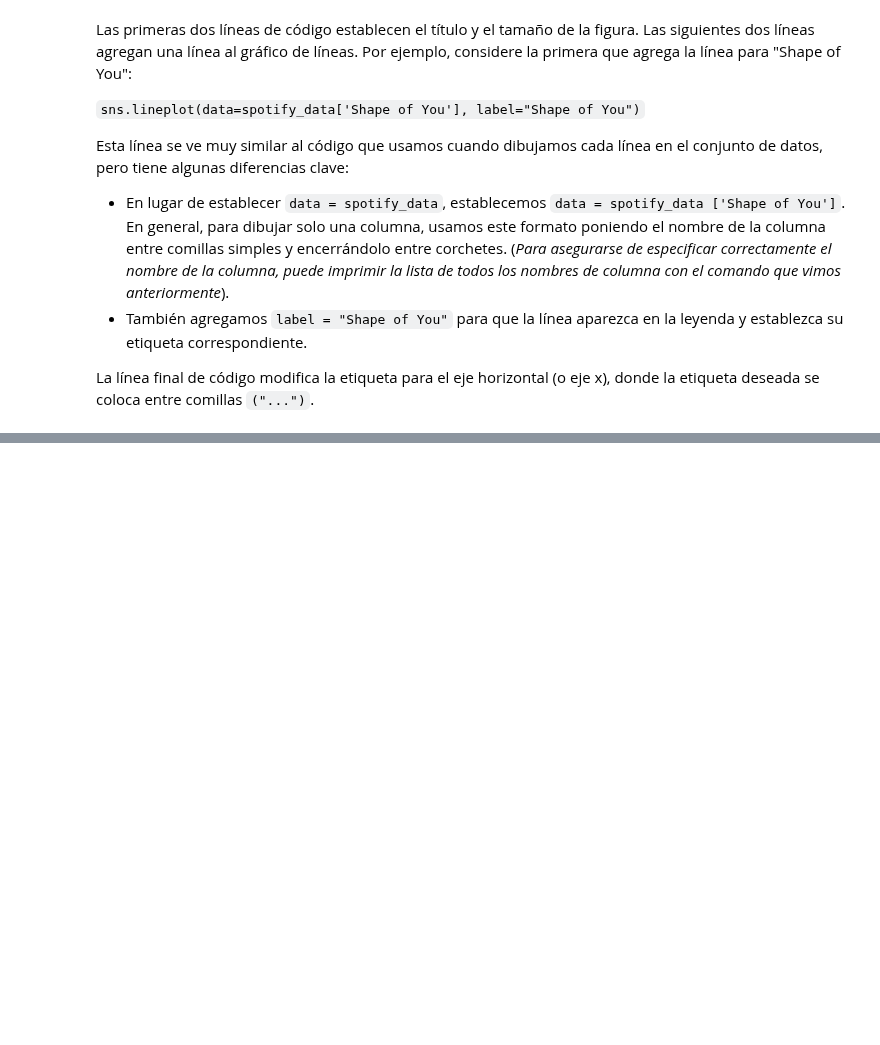
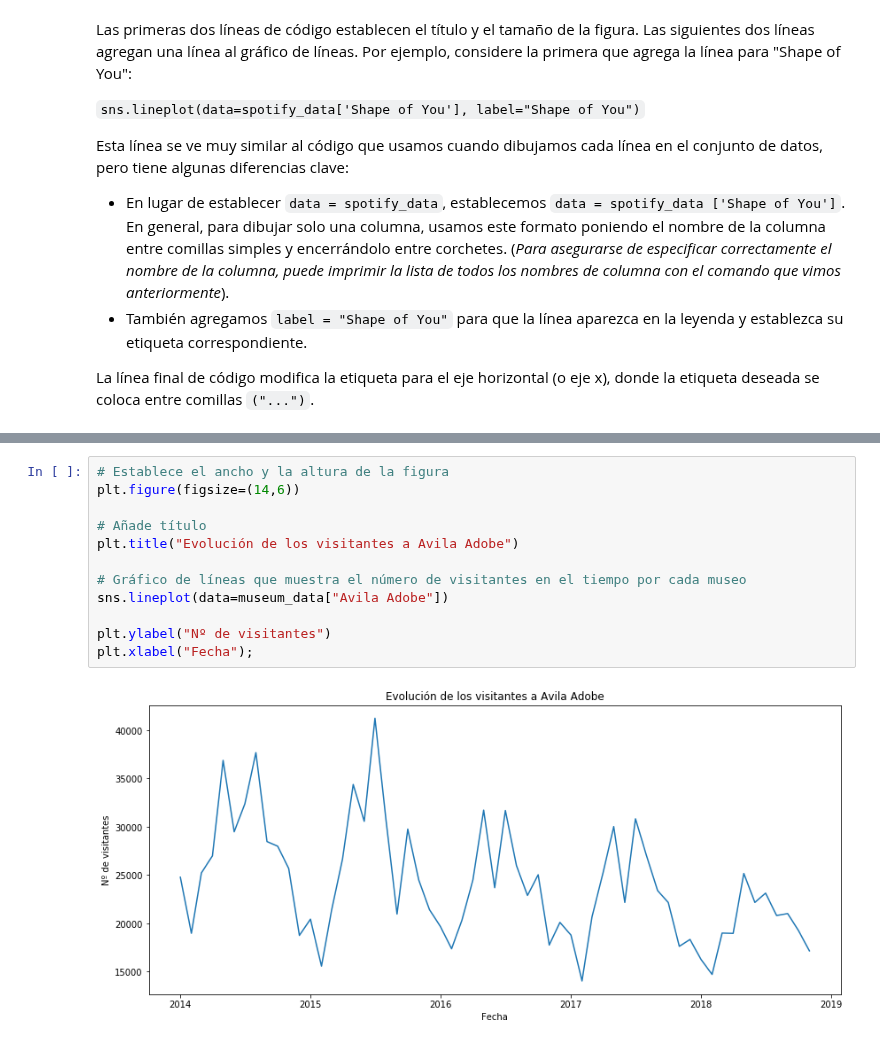
Before and after one commit to SgtSteiner/DataScience, a Jupyter notebook: Kaggle Courses/Data Visualization/2.Gráfico Líneas.ipynb, the cells around one changed output, grey strips where cells are left out. Drawn from its saved outputs; the diff is of its cells as text; blank space fills up the shorter version.

```diff
--- a/Kaggle Courses/Data Visualization/2.Grafico Líneas.ipynb
+++ b/Kaggle Courses/Data Visualization/2.Gráfico Líneas.ipynb
@@ -151,0 +238,14 @@ La línea final de código modifica la etiqueta para el eje horizontal (o eje x)
+# %%
+# Establece el ancho y la altura de la figura
+plt.figure(figsize=(14,6))
+
+# Añade título
+plt.title("Evolución de los visitantes a Avila Adobe")
+
+# Gráfico de líneas que muestra el número de visitantes en el tiempo por cada museo
+sns.lineplot(data=museum_data["Avila Adobe"])
+
+plt.ylabel("Nº de visitantes")
+plt.xlabel("Fecha");
+# %% [output]
+[figure, added]
```
Also changed, not shown: parts of 14 cells of this notebook, 3 other files.
